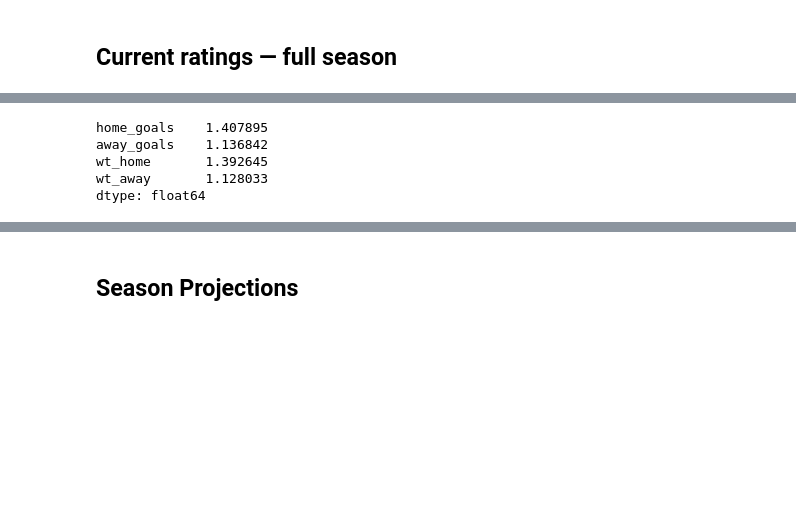
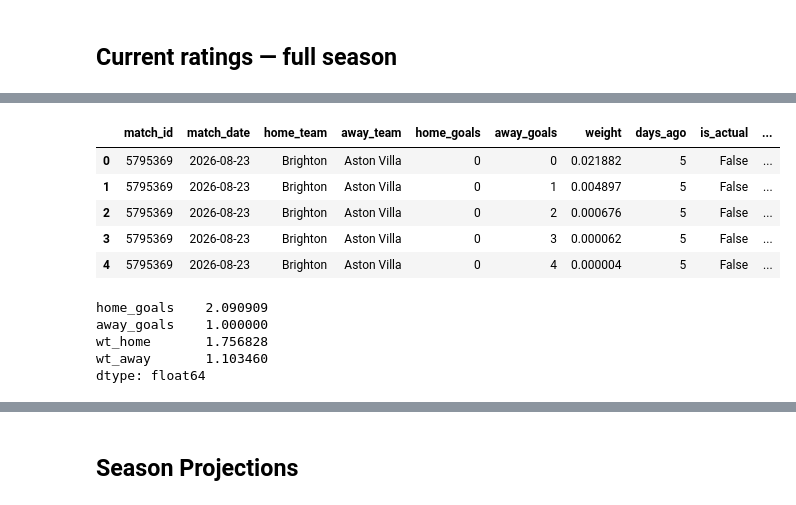
Before and after one commit to louis-porter/algobetting, a Jupyter notebook: algo/models/team_strength/non_penalty_bayes/premier_league/outputs.ipynb, the cells around one changed output, grey strips where cells are left out. Drawn from its saved outputs; the diff is of its cells as text; code cells hidden in the pictures; blank space fills up the shorter version.

```diff
--- a/algo/models/team_strength/non_penalty_bayes/premier_league/outputs.ipynb
+++ b/algo/models/team_strength/non_penalty_bayes/premier_league/outputs.ipynb
@@ -120,3 +120,12 @@ print(f'{n_teams} teams, {df["match_id"].nunique()} matches')
+# %%
+df.head()
+# %% [output]
+|  | match_id | match_date | home_team | away_team | home_goals | away_goals | weight | days_ago | is_actual | ... |
+| 0 | 5795369 | 2026-08-23 | Brighton | Aston Villa | 0 | 0 | 0.021882 | 5 | False | ... |
+| 1 | 5795369 | 2026-08-23 | Brighton | Aston Villa | 0 | 1 | 0.004897 | 5 | False | ... |
+| 2 | 5795369 | 2026-08-23 | Brighton | Aston Villa | 0 | 2 | 0.000676 | 5 | False | ... |
+| 3 | 5795369 | 2026-08-23 | Brighton | Aston Villa | 0 | 3 | 0.000062 | 5 | False | ... |
+| 4 | 5795369 | 2026-08-23 | Brighton | Aston Villa | 0 | 4 | 0.000004 | 5 | False | ... |
 # %%
 import sqlite3
 
@@ -137,7 +146,7 @@ match_df = pd.read_sql_query(f"""
             JOIN team_id_mapping away ON away.team_id = fmd.away_team
         WHERE
             league_id IN ('Premier_League')
-            AND season = '2025-2026'
+            AND season = '2026-2027'
     """, conn)
 
 
@@ -154,10 +163,10 @@ comparison = actual_means.join(weighted_means)
 print(comparison.mean())
 # This tells you exactly how much your signal underestimates
 # %% [output]
-home_goals    1.407895
-away_goals    1.136842
-wt_home       1.392645
-wt_away       1.128033
+home_goals    2.090909
+away_goals    1.000000
+wt_home       1.756828
+wt_away       1.103460
 dtype: float64
 # %%
 np_goals_per_team = (match_df['home_goals'].sum() + match_df['away_goals'].sum()) / (2 * len(match_df))
```
Also changed, not shown: parts of 19 cells of this notebook, 13 other files.
